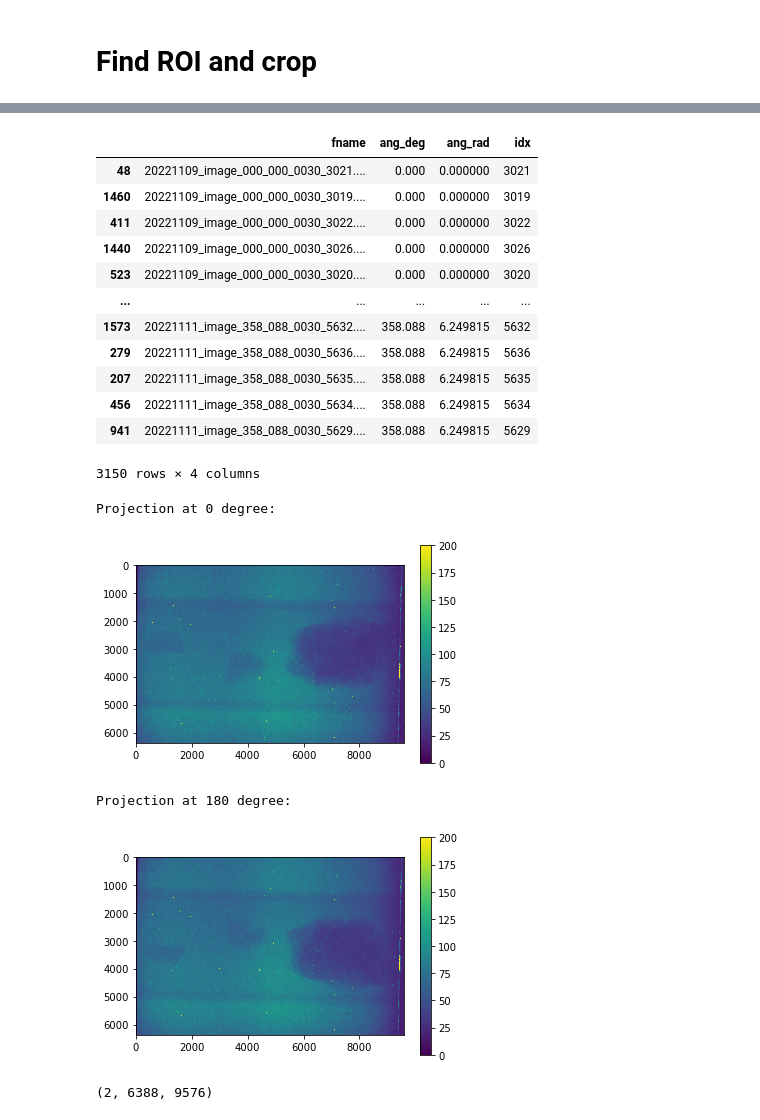
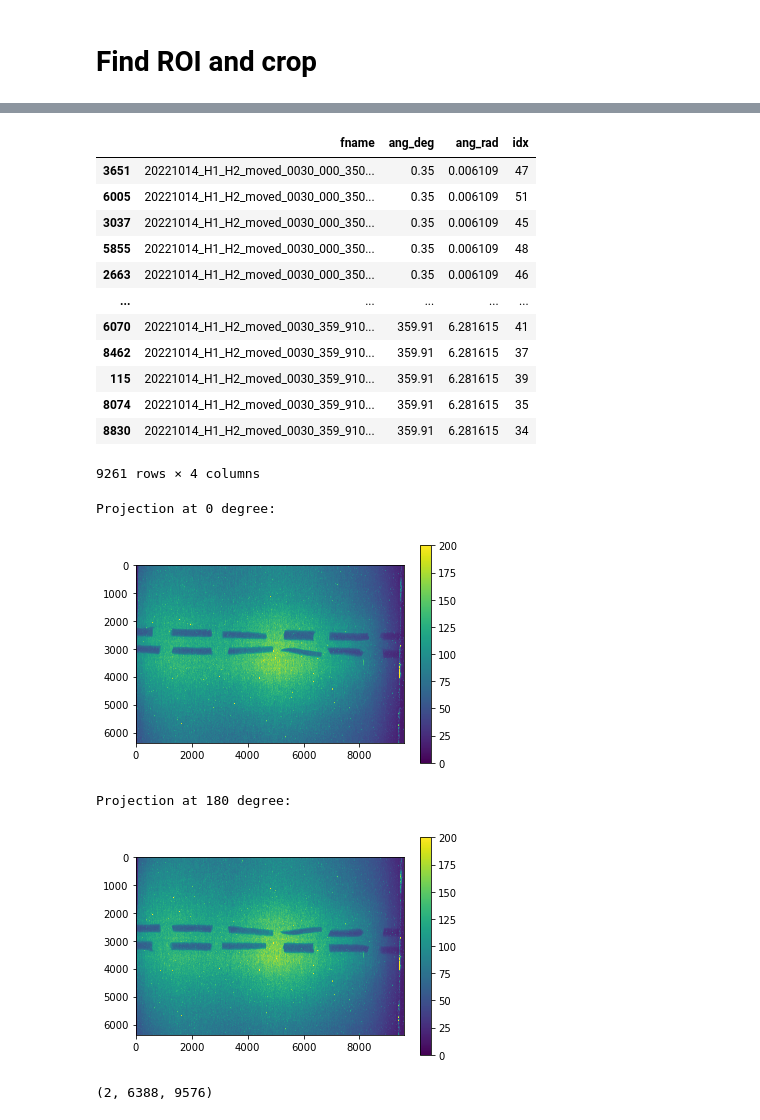
Before and after one commit to zhangy6x/research_stuff, a Jupyter notebook: jupyter_notebooks/norm_recon/preprocess_high_res_files_master.ipynb, the cells around one changed output, grey strips where cells are left out. Drawn from its saved outputs; the diff is of its cells as text; code cells hidden in the pictures.

```diff
--- a/jupyter_notebooks/norm_recon/preprocess_high_res_files_master.ipynb
+++ b/jupyter_notebooks/norm_recon/preprocess_high_res_files_master.ipynb
@@ -12,7 +12,7 @@ import dxchange
 olefile module not found
 # %%
 # need to change
-ipts="25265"
+ipts="29313"
 # %%
 ct_loc = "/HFIR/CG1D/IPTS-"+ipts+"/raw/ct_scans"
 os.listdir(ct_loc)
@@ -32,16 +35,21 @@ os.listdir(dc_loc)
 # %%
 ###################### need to change start
-sample_name = "2022_11_09_tube2_sample5_4_6_from_bottom"
+sample_name = "2022_10_14_high_res"
 ct_dir = os.path.join(ct_loc, sample_name)
-ob_dir = os.path.join(ob_loc, "2022_11_09")
-dc_dir = os.path.join(dc_loc, "2022_11_08_QHY")
+ob_dir = os.path.join(ob_loc, "2022_10_14_high_res")
+dc_dir = os.path.join(dc_loc, "2022_10_14_high_res")
 # ct_dir = "/HFIR/CG1D/IPTS-"+ipts+"/shared/processed_data/raw_to_recon"
 # ob_dir = "/HFIR/CG1D/IPTS-"+ipts+"/shared/processed_data/raw_to_recon"
 # dc_dir = "/HFIR/CG1D/IPTS-"+ipts+"/shared/processed_data/raw_to_recon"
 gamma_diff = 20
-save_to = "/HFIR/CG1D/IPTS-"+ipts+"/shared/autoreduce/norm_to_recon/" + sample_name
-ob_name = save_to + "/" + 'ob_0000'
-dc_name = save_to + "/" + 'dc_0000'
+save_to = "/HFIR/CG1D/IPTS-"+ipts+"/shared/autoreduce/raw_to_recon/" + sample_name
+ob_name = save_to + "_ob/" + 'ob_0000'
+dc_name = save_to + "_dc/" + 'dc_0000'
 ###################### need to change end
 # %% [markdown]
 # Find ROI and crop
+# %%
+ct_file_list = os.listdir(ct_dir)
+# ct_file_list.remove('20221108_dummy_0005_000_000_0044.tiff')
+fname_df = rocku.get_fname_df(ct_file_list, golden_ratio=False)
+fname_df
@@ -48,25 +70,22 @@ dc_name = save_to + "/" + 'dc_0000'
 # %%
-ct_file_list = os.listdir(ct_dir)
-# ct_file_list.remove('20221108_dummy_0005_000_000_0044.tiff')
-fname_df = rocku.get_fname_df(ct_file_list, golden_ratio=True)
 fname_df.sort_values('ang_deg', inplace=True)
 ang_list = fname_df['ang_deg'].to_list()
 ordered_list = fname_df['fname'].to_list()
 fname_df
 # %% [output]
 |  | fname | ang_deg | ang_rad | idx |
-| 48 | 20221109_image_000_000_0030_3021.... | 0.000 | 0.000000 | 3021 |
-| 1460 | 20221109_image_000_000_0030_3019.... | 0.000 | 0.000000 | 3019 |
-| 411 | 20221109_image_000_000_0030_3022.... | 0.000 | 0.000000 | 3022 |
-| 1440 | 20221109_image_000_000_0030_3026.... | 0.000 | 0.000000 | 3026 |
-| 523 | 20221109_image_000_000_0030_3020.... | 0.000 | 0.000000 | 3020 |
+| 3651 | 20221014_H1_H2_moved_0030_000_350... | 0.35 | 0.006109 | 47 |
+| 6005 | 20221014_H1_H2_moved_0030_000_350... | 0.35 | 0.006109 | 51 |
+| 3037 | 20221014_H1_H2_moved_0030_000_350... | 0.35 | 0.006109 | 45 |
+| 5855 | 20221014_H1_H2_moved_0030_000_350... | 0.35 | 0.006109 | 48 |
+| 2663 | 20221014_H1_H2_moved_0030_000_350... | 0.35 | 0.006109 | 46 |
 | ... | ... | ... | ... | ... |
-| 1573 | 20221111_image_358_088_0030_5632.... | 358.088 | 6.249815 | 5632 |
-| 279 | 20221111_image_358_088_0030_5636.... | 358.088 | 6.249815 | 5636 |
-| 207 | 20221111_image_358_088_0030_5635.... | 358.088 | 6.249815 | 5635 |
-| 456 | 20221111_image_358_088_0030_5634.... | 358.088 | 6.249815 | 5634 |
-| 941 | 20221111_image_358_088_0030_5629.... | 358.088 | 6.249815 | 5629 |
+| 6070 | 20221014_H1_H2_moved_0030_359_910... | 359.91 | 6.281615 | 41 |
+| 8462 | 20221014_H1_H2_moved_0030_359_910... | 359.91 | 6.281615 | 37 |
+| 115 | 20221014_H1_H2_moved_0030_359_910... | 359.91 | 6.281615 | 39 |
+| 8074 | 20221014_H1_H2_moved_0030_359_910... | 359.91 | 6.281615 | 35 |
+| 8830 | 20221014_H1_H2_moved_0030_359_910... | 359.91 | 6.281615 | 34 |
-3150 rows × 4 columns
+9261 rows × 4 columns
 # %%
 proj180_idx, proj180_ang = rocku.find_idx_by_ang(ang_list, 180)
 proj000_idx, proj000_ang = rocku.find_idx_by_ang(ang_list, 0)
@@ -81,9 +100,9 @@ plt.colorbar()
 plt.show()
 # %% [output]
 Projection at 0 degree:
-[figure, old version]
+[figure, new version]
 Projection at 180 degree:
-[figure, old version]
+[figure, new version]
 # %%
 preview_image_stack.shape
 # %% [output]
```
Also changed, not shown: parts of 9 cells of this notebook, 5 other files.
